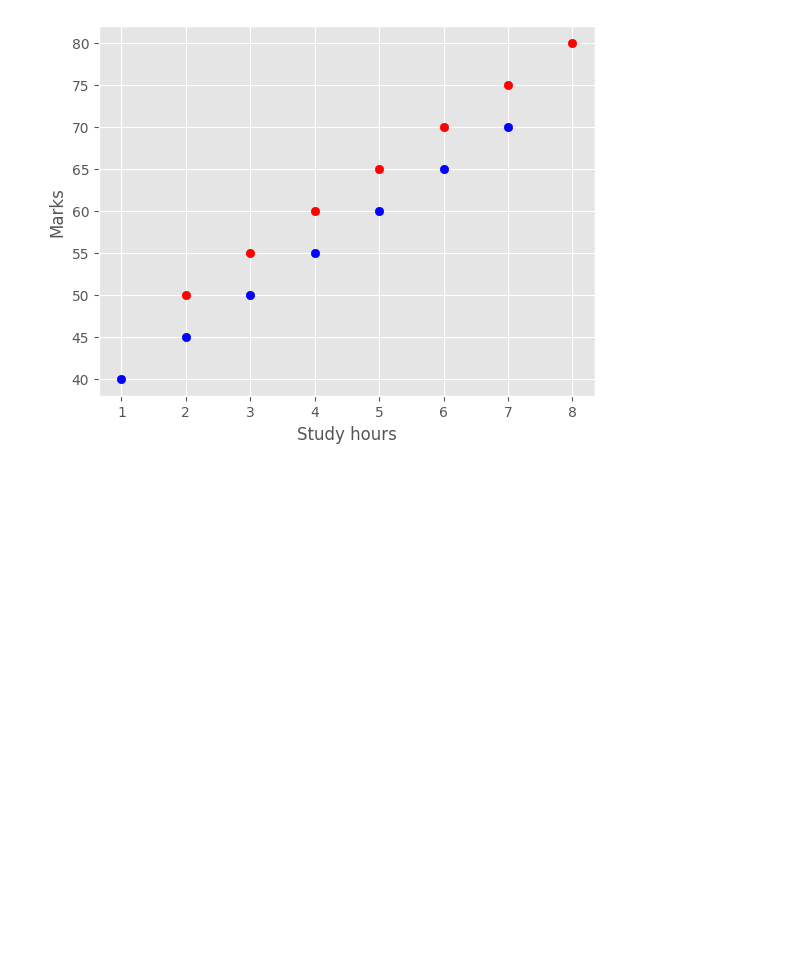
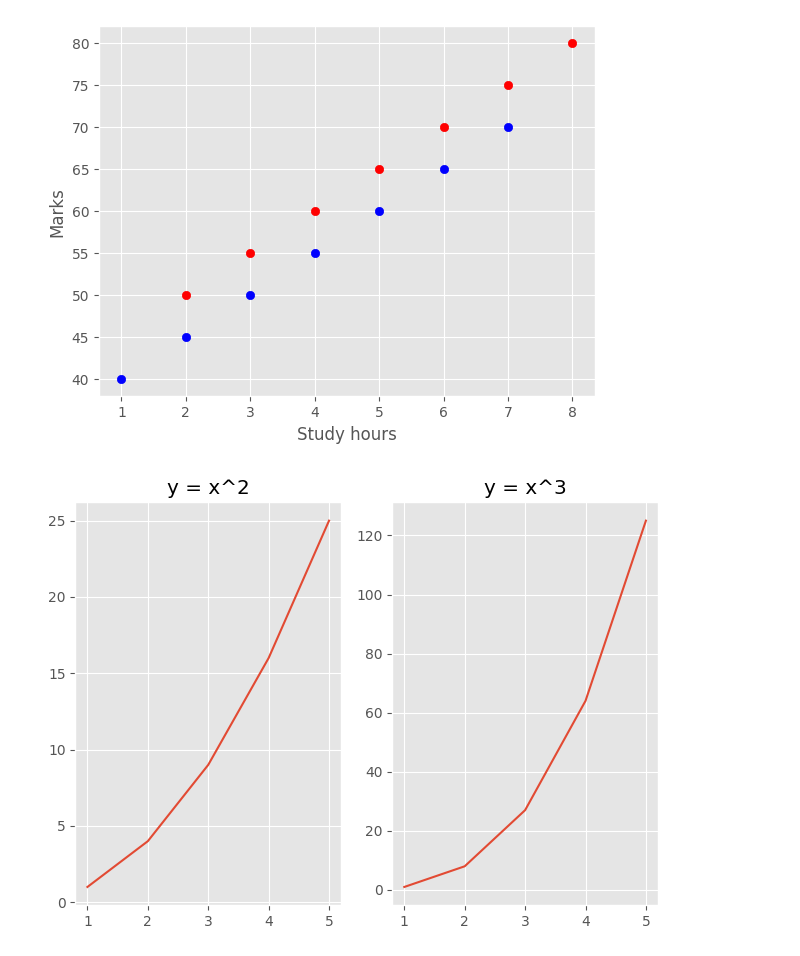
Before and after one commit to ashuwebdevloper/Data-Science-Project, a Jupyter notebook: MatplotlibCodewithharry/1.ipynb, the cells around one changed output. Saved outputs shown, nothing was run; the diff lists cells and outputs as text; code cells hidden in the pictures; blank space fills up the shorter version.

```diff
--- a/MatplotlibCodewithharry/1.ipynb
+++ b/MatplotlibCodewithharry/1.ipynb
@@ -192,3 +192,21 @@ plt.ylabel("Marks")
 # %% [output]
 Text(0, 0.5, 'Marks')
 [figure]
+# %%
+x = [1,2,3,4,5]
+y1 = [i**2 for i in x]
+y2 = [i**3 for i in x]
+
+plt.subplot(121)
+plt.plot(x, y1)
+plt.title("y = x^2")
+
+
+plt.subplot(122)
+plt.plot(x, y2)
+plt.title("y = x^3")
+
+plt.tight_layout()
+plt.show()
+# %% [output]
+[figure, added]
```
Also changed, not shown: parts of 5 cells of this notebook, 52 other files.
